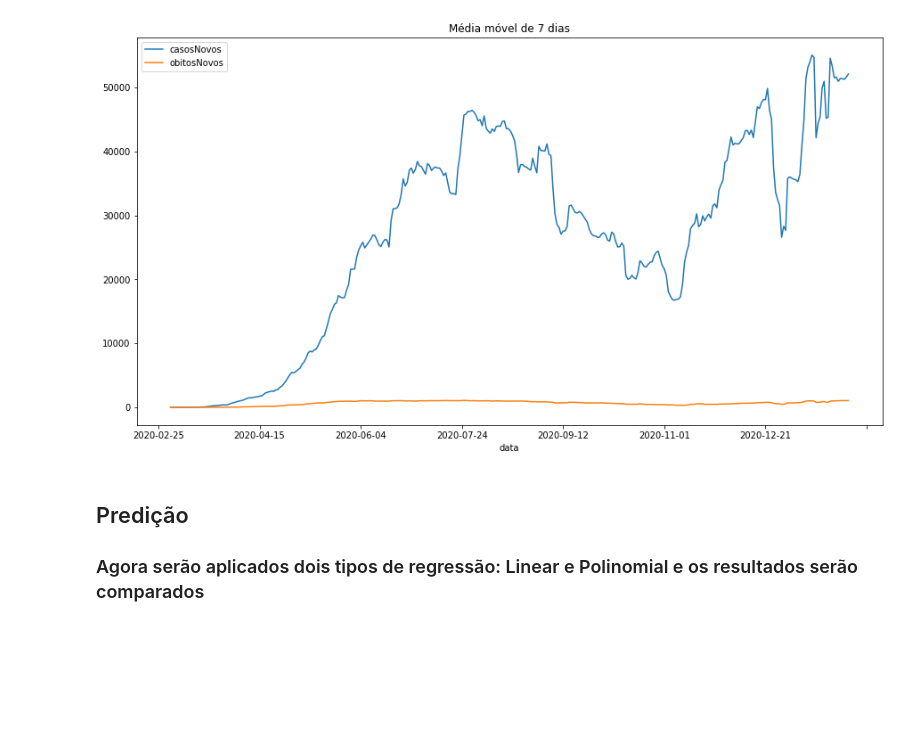
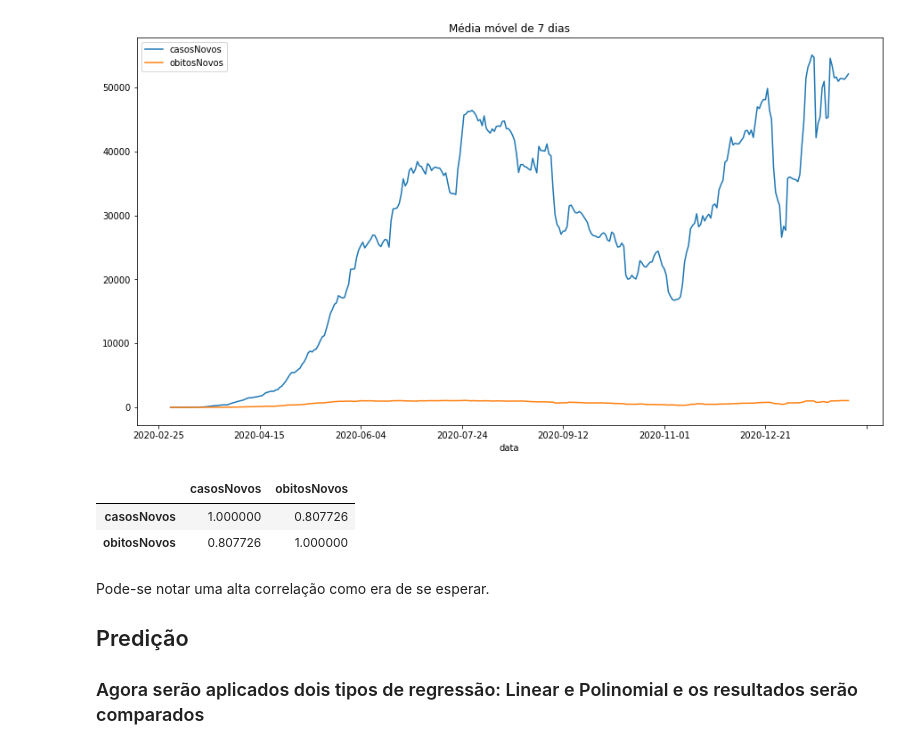
Before and after one commit to SilvioDaCol/Analise_COVID19, a Jupyter notebook: Analysis_II.ipynb, the cells around one changed output. Saved outputs shown, nothing was run; the diff lists cells and outputs as text; code cells hidden in the pictures; blank space fills up the shorter version.

Commit message:
ignore large files and corr()

```diff
--- a/Analysis_II.ipynb
+++ b/Analysis_II.ipynb
@@ -106,3 +108,11 @@ covid_brasil_mv.plot(figsize=(15,8), title="Média móvel de 7 dias")
+# %%
+covid_brasil_mv.corr()
+# %% [output]
+|  | casosNovos | obitosNovos |
+| casosNovos | 1.000000 | 0.807726 |
+| obitosNovos | 0.807726 | 1.000000 |
 # %% [markdown]
+Pode-se notar uma alta correlação como era de se esperar.
+
 ## Predição
 ### Agora serão aplicados dois tipos de regressão: Linear e Polinomial e os resultados serão comparados
```
Also changed, not shown: parts of 1 cell of this notebook, 1 other file.
